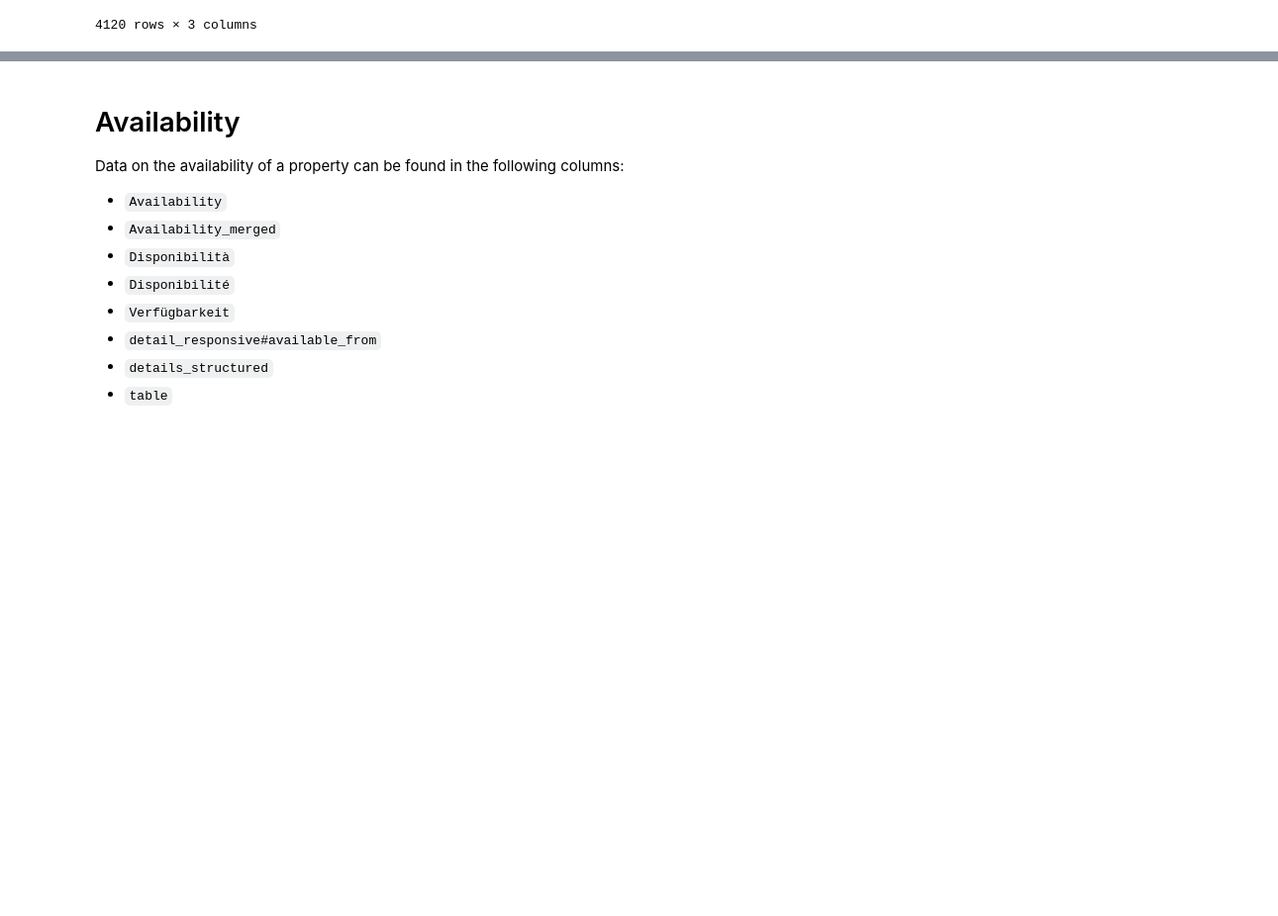
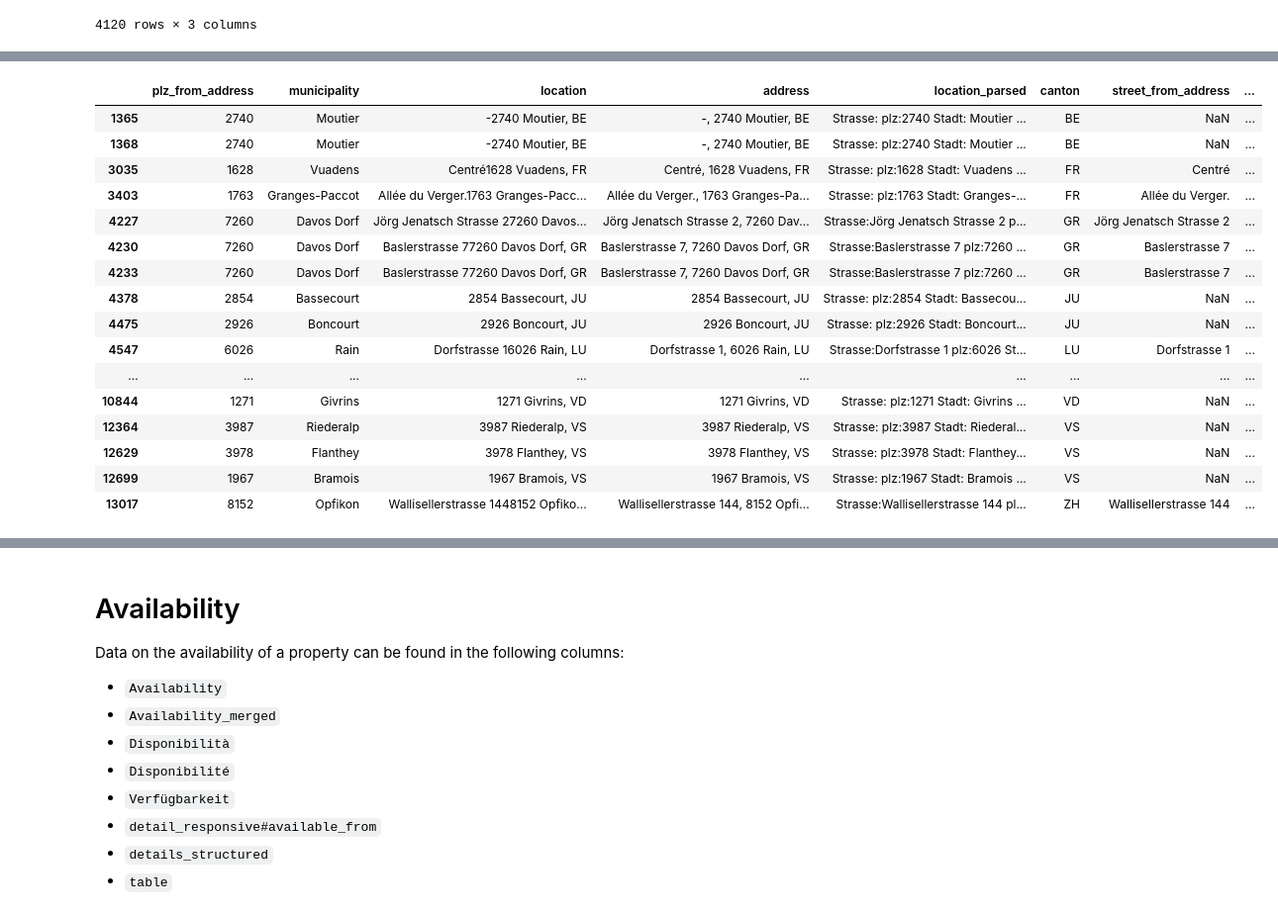
Before and after one commit to Immobilienrechner-Challenge/explorative-data-analysis, a Jupyter notebook: dataWrangling/v1/4-daw_qualitative.ipynb, the cells around one changed output, grey strips where cells are left out. Shown: that part at 99% size. Drawn from its saved outputs; the diff is of its cells as text; code cells hidden in the pictures; blank space fills up the shorter version.

```diff
--- a/dataWrangling/v1/4-daw_qualitative.ipynb
+++ b/dataWrangling/v1/4-daw_qualitative.ipynb
@@ -604,0 +467,7 @@ df_street
+# %%
+# Get index of rows where columns are na but 'from_address' is not na
+list_index = df_address[df_address.isna().any(axis=1) & df_address['street_from_address'].notna()].index
+# %%
+# Cleanup 'from_address' and 'from_location_parsed' columns
+df_address.loc[df_address['street_from_address'] == '-', 'street_from_address'] = np.nan
+df_address.loc[df_address['street_from_address'] == 'à', 'street_from_address'] = np.nan
@@ -604,0 +489,23 @@ df_street
+# %%
+df_address.loc[12363, 'street_from_address'] = 'Rte de la Jorette'
+# %%
+# Print rows where columns are na but 'from_address' is not na again
+df_address.iloc[list_index]
+# %% [output]
+|  | plz_from_address | municipality | location | address | location_parsed | canton | street_from_address | ... |
+| 1365 | 2740 | Moutier | -2740 Moutier, BE | -, 2740 Moutier, BE | Strasse: plz:2740 Stadt: Moutier ... | BE | NaN | ... |
+| 1368 | 2740 | Moutier | -2740 Moutier, BE | -, 2740 Moutier, BE | Strasse: plz:2740 Stadt: Moutier ... | BE | NaN | ... |
+| 3035 | 1628 | Vuadens | Centré1628 Vuadens, FR | Centré, 1628 Vuadens, FR | Strasse: plz:1628 Stadt: Vuadens ... | FR | Centré | ... |
+| 3403 | 1763 | Granges-Paccot | Allée du Verger.1763 Granges-Pacc... | Allée du Verger., 1763 Granges-Pa... | Strasse: plz:1763 Stadt: Granges-... | FR | Allée du Verger. | ... |
+| 4227 | 7260 | Davos Dorf | Jörg Jenatsch Strasse 27260 Davos... | Jörg Jenatsch Strasse 2, 7260 Dav... | Strasse:Jörg Jenatsch Strasse 2 p... | GR | Jörg Jenatsch Strasse 2 | ... |
+| 4230 | 7260 | Davos Dorf | Baslerstrasse 77260 Davos Dorf, GR | Baslerstrasse 7, 7260 Davos Dorf, GR | Strasse:Baslerstrasse 7 plz:7260 ... | GR | Baslerstrasse 7 | ... |
+| 4233 | 7260 | Davos Dorf | Baslerstrasse 77260 Davos Dorf, GR | Baslerstrasse 7, 7260 Davos Dorf, GR | Strasse:Baslerstrasse 7 plz:7260 ... | GR | Baslerstrasse 7 | ... |
+| 4378 | 2854 | Bassecourt | 2854 Bassecourt, JU | 2854 Bassecourt, JU | Strasse: plz:2854 Stadt: Bassecou... | JU | NaN | ... |
+| 4475 | 2926 | Boncourt | 2926 Boncourt, JU | 2926 Boncourt, JU | Strasse: plz:2926 Stadt: Boncourt... | JU | NaN | ... |
+| 4547 | 6026 | Rain | Dorfstrasse 16026 Rain, LU | Dorfstrasse 1, 6026 Rain, LU | Strasse:Dorfstrasse 1 plz:6026 St... | LU | Dorfstrasse 1 | ... |
+| ... | ... | ... | ... | ... | ... | ... | ... | ... |
+| 10844 | 1271 | Givrins | 1271 Givrins, VD | 1271 Givrins, VD | Strasse: plz:1271 Stadt: Givrins ... | VD | NaN | ... |
+| 12364 | 3987 | Riederalp | 3987 Riederalp, VS | 3987 Riederalp, VS | Strasse: plz:3987 Stadt: Riederal... | VS | NaN | ... |
+| 12629 | 3978 | Flanthey | 3978 Flanthey, VS | 3978 Flanthey, VS | Strasse: plz:3978 Stadt: Flanthey... | VS | NaN | ... |
+| 12699 | 1967 | Bramois | 1967 Bramois, VS | 1967 Bramois, VS | Strasse: plz:1967 Stadt: Bramois ... | VS | NaN | ... |
+| 13017 | 8152 | Opfikon | Wallisellerstrasse 1448152 Opfiko... | Wallisellerstrasse 144, 8152 Opfi... | Strasse:Wallisellerstrasse 144 pl... | ZH | Wallisellerstrasse 144 | ... |
```
Also changed, not shown: parts of 132 cells of this notebook, 39 other files.
